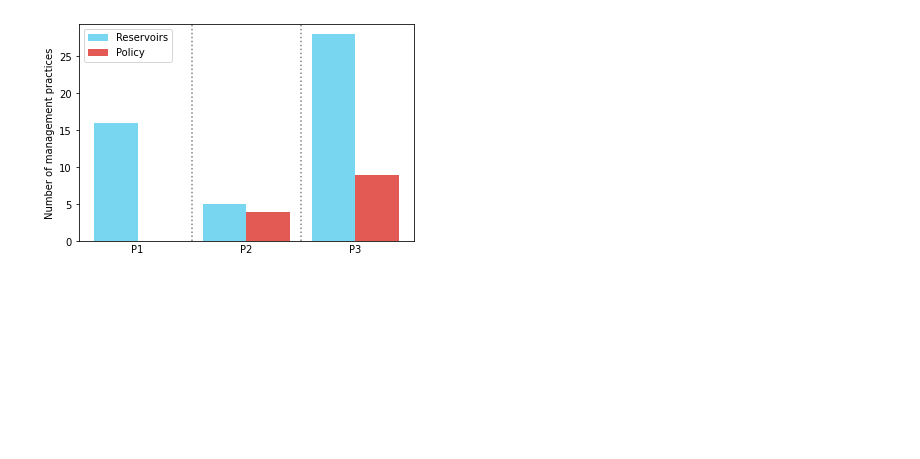
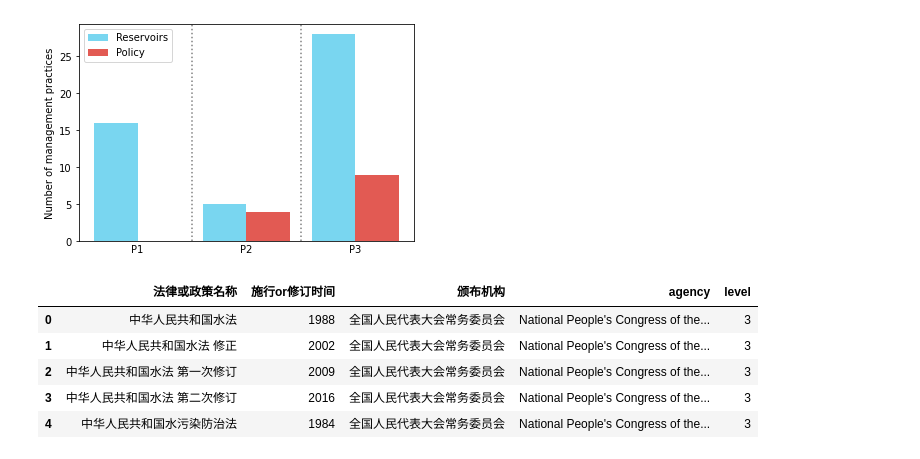
Before and after one commit to SongshGeo/Water-Governance-Regimes, a Jupyter notebook: notebooks/appendix.ipynb, the cells around one changed output. Saved outputs shown, nothing was run; the diff lists cells and outputs as text; code cells hidden in the pictures; blank space fills up the shorter version.

```diff
--- a/notebooks/appendix.ipynb
+++ b/notebooks/appendix.ipynb
@@ -412,3 +411,12 @@ plt.show();
 # %% [output]
 [figure]
 [figure]
+# %%
+policy.head()
+# %% [output]
+|  | 法律或政策名称 | 施行or修订时间 | 颁布机构 | agency | level |
+| 0 | 中华人民共和国水法 | 1988 | 全国人民代表大会常务委员会 | National People's Congress of the... | 3 |
+| 1 | 中华人民共和国水法 修正 | 2002 | 全国人民代表大会常务委员会 | National People's Congress of the... | 3 |
+| 2 | 中华人民共和国水法 第一次修订 | 2009 | 全国人民代表大会常务委员会 | National People's Congress of the... | 3 |
+| 3 | 中华人民共和国水法 第二次修订 | 2016 | 全国人民代表大会常务委员会 | National People's Congress of the... | 3 |
+| 4 | 中华人民共和国水污染防治法 | 1984 | 全国人民代表大会常务委员会 | National People's Congress of the... | 3 |
```
Also changed, not shown: parts of 3 cells of this notebook, 5 other files.
